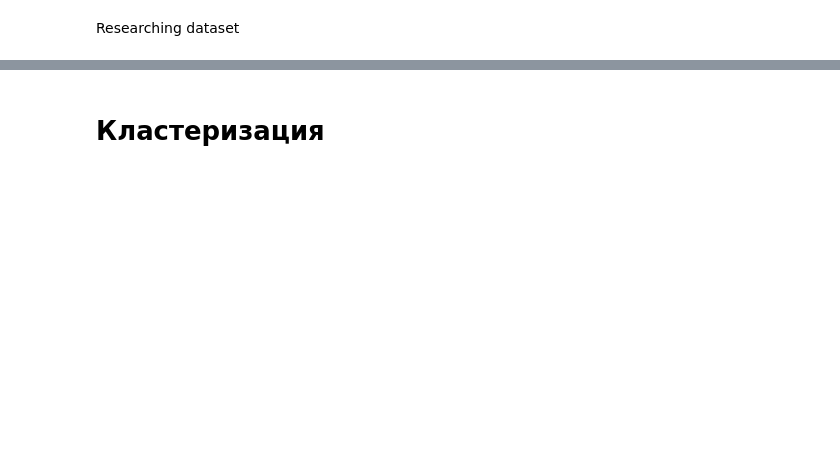
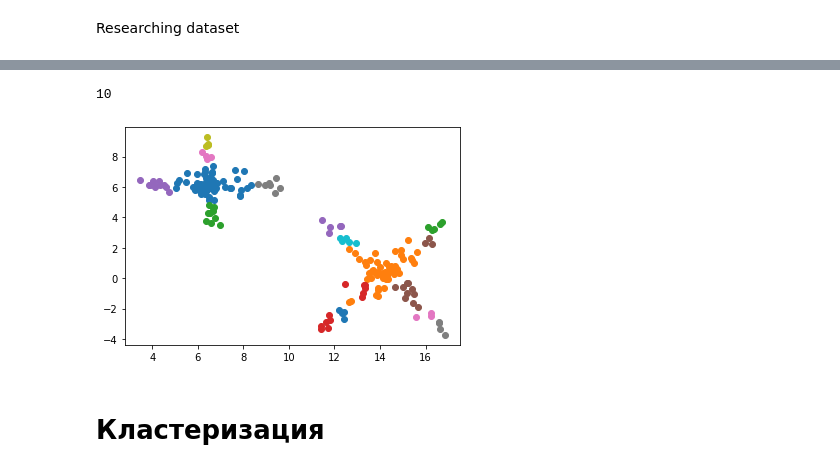
Before and after one commit to Jack55rus/clusters, a Jupyter notebook: Pipeline.ipynb, the cells around one changed output, grey strips where cells are left out. Cells and saved outputs as stored; diff of their text form; code cells hidden in the pictures; blank space fills up the shorter version.

Commit message:
Fast clustering, need prediction

```diff
--- a/Pipeline.ipynb
+++ b/Pipeline.ipynb
@@ -46,5 +47,5 @@ import pandas as pd
 # %%
 reader = Reader()
 # %%
-df = reader.read('./Data/3.xlsx')
+df = reader.read('./Data/5D.xlsx')
 # %% [output]
@@ -68,4 +69,4 @@ bins lenght [  0.   51.4 102.8 154.2 205.6 257.  308.4 359.8 411.2 462.6 514. ]
 # %%
-df, df_test = reader.split_data(df, train_size=20)
+df, df_test = reader.split_data(df, train_size=99)
 # %%
 df.shape
@@ -98,0 +167,5 @@ Researching dataset
+# %%
+fastcluster = Fast_Clusters(const.config)
+# %%
+df = fastcluster.get_isolated_clusters(df) # Вычисление кластеров
+df.head()
@@ -99,3 +179,12 @@ Researching dataset
+# %%
+len(set(df['cluster_id']))
+# %% [output]
+10
+# %%
+for cluster in set(df['cluster_id']):
+    plt.scatter(df[df['cluster_id']==cluster]['X1'], df[df['cluster_id']==cluster]['X2'])
+# %% [output]
+[figure, added]
 # %% [markdown]
 # Кластеризация
 # %%
```
Also changed, not shown: parts of 33 cells of this notebook, 5 other files.
